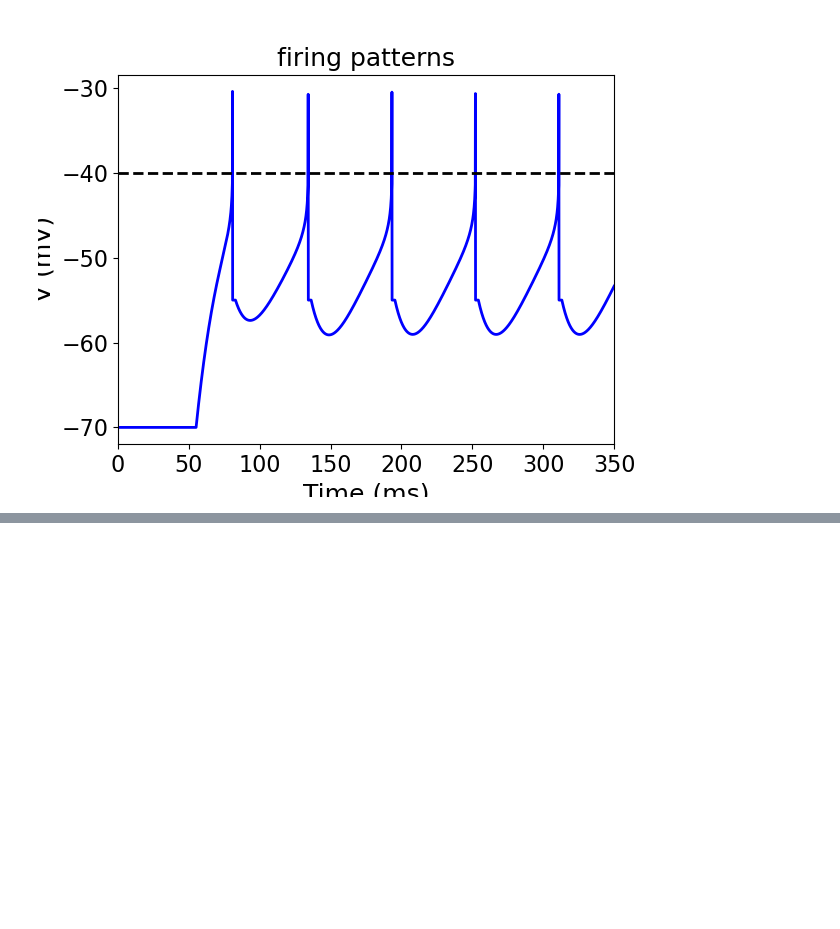
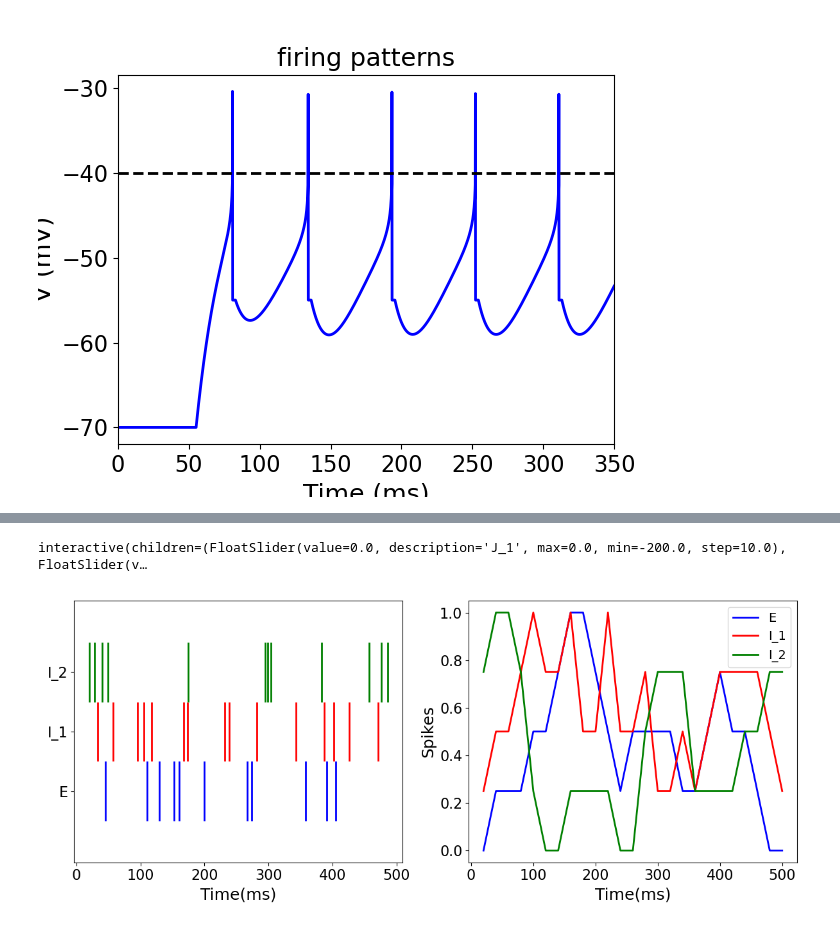
Before and after one commit to michaelglh/STG, a Jupyter notebook: lif.ipynb, the cells around one changed output, grey strips where cells are left out. Cells and saved outputs as stored; diff of their text form; code cells hidden in the pictures; blank space fills up the shorter version.

```diff
--- a/lif.ipynb
+++ b/lif.ipynb
@@ -180,0 +193,64 @@ plt.ylabel('Idx')
+# %%
+# Triplet
+N = 3                  # number of neurons
+rate = 1e2
+wt, dl = 1e1, 5.
+
+# updating parameters
+def update(J_1=0., J_2=0., J_21=0.):
+    # simualtor
+    h = Simulator(dt=dt)
+
+    # network of neurons
+    nrns = [LIF(sim=h) for _ in range(N)]
+
+    # background noise
+    noises = [Poisson_generator(sim=h, rate=rate) for _ in range(N)]
+    for noise, nrn in zip(noises, nrns):
+        nrn.connect(noise, {'ctype':'static', 'weight':wt, 'delay':dl})
+
+    # recurrent connections
+    # tps = [['facilitate']*N]*N
+    tps = [['static']*N]*N
+    con = np.array([[0., J_1, J_2],
+                    [0., 0., 0.],
+                    [0., J_21, 0.]])
+    dly = np.random.uniform(2., 5., (N,N))
+    synspecs = [[{} for _ in range(N)] for _ in range(N)]
+    for i in range(N):
+        for j in range(N):
+            synspecs[i][j] = {'ctype':tps[i][j], 'weight':con[i,j], 'delay':dly[i,j]}
+    h.connect(nrns, nrns, synspecs)
+
+    # simulation
+    h.run(T)
+
+    # extract data
+    bints = np.arange(0, T+1, 20.)
+    psths = [np.histogram(nrn.spikes['times'], bins=bints)[0] for nrn in nrns]
+
+    # visualize
+    plt.clf()
+    cs = ['b', 'r', 'g']
+    plt.subplot(1,2,1)
+    for nrn, c, l in zip(nrns,cs, range(N)):
+        plt.eventplot(nrn.rec_spikes, lineoffsets=l, colors=c)
+    plt.xlabel('Time(ms)')
+    plt.yticks(range(N), ['E', 'I_1', 'I_2'])
+
+    # rate plots of population
+    spike_trains = [nrn.rec_spikes for nrn in nrns]
+    plt.subplot(1,2,2)
+    for psth, c in zip(psths, cs):
+        plt.plot(bints[1:], np.convolve(psth, np.ones(4)/4, 'same'), c)
+    plt.legend(['E', 'I_1', 'I_2'])
+    plt.xlabel('Time(ms)')
+    plt.ylabel('Spikes')
+
+    plt.tight_layout()
+
+plt.subplots(1,2,figsize=(12,5))
+widgets.interact(update, J_1=(-200., 0., 10), J_2=(-200., 0., 10), J_21=(-200., 0., 10));
+# %% [output]
+interactive(children=(FloatSlider(value=0.0, description='J_1', max=0.0, min=-200.0, step=10.0), FloatSlider(v…
+[figure, added]
```
Also changed, not shown: parts of 6 cells of this notebook, 5 other files.
